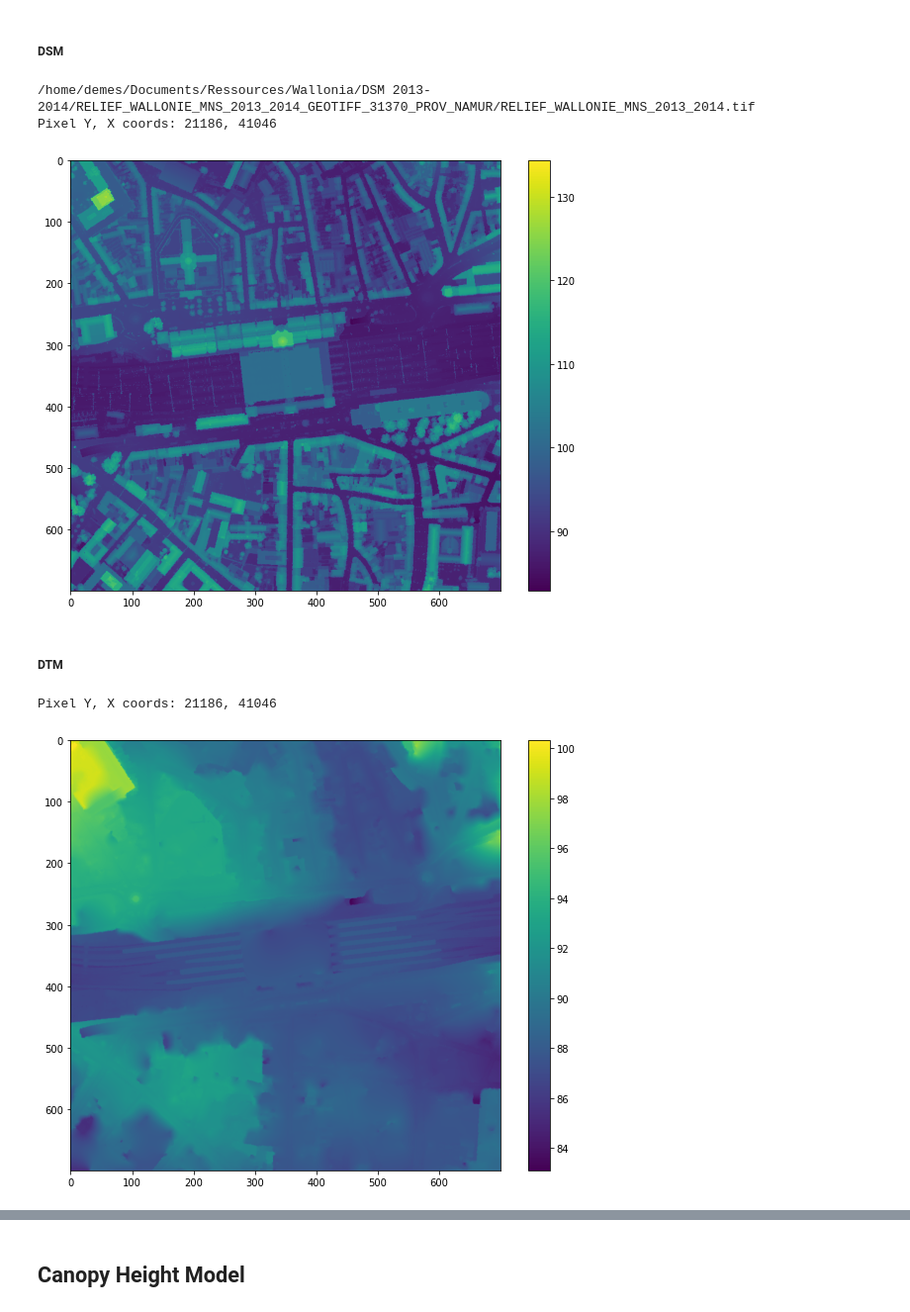
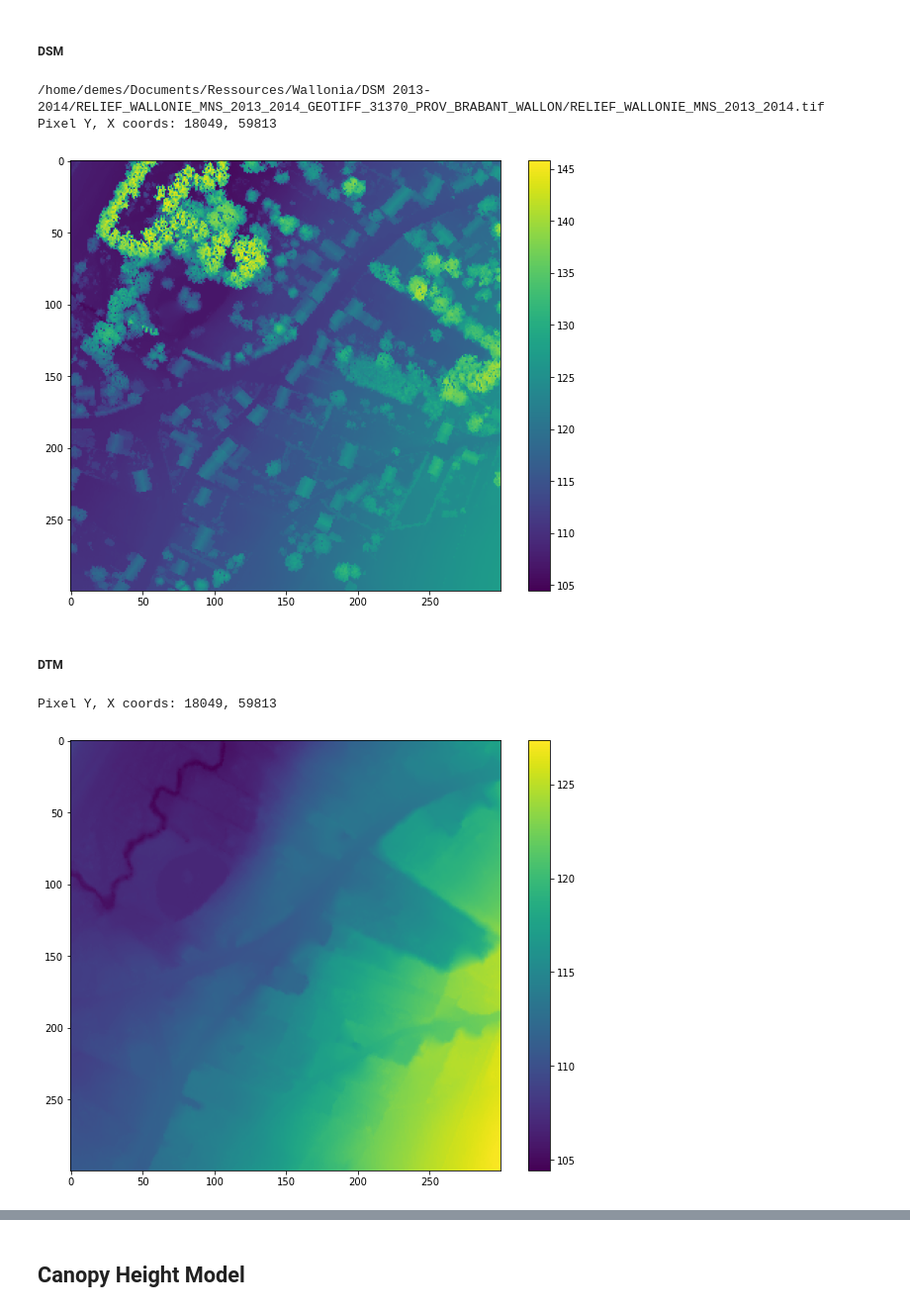
Before and after one commit to Demesmaeker/3D_Houses, a Jupyter notebook: App/main.ipynb, the cells around one changed output, grey strips where cells are left out. Shown: that part at 99% size. Drawn from its saved outputs; the diff is of its cells as text; code cells hidden in the pictures.

```diff
--- a/App/main.ipynb
+++ b/App/main.ipynb
@@ -163,31 +164,31 @@ Walloon Brabant
 # %%
 coordinates = (
     (p[0].x, p[0].y),
 )
 
 # Window's size
-N = 700
+N = 300
 
 print(path_dsm)
 
 with rio.open(path_dsm) as dsm:
     for i, (lon, lat) in enumerate(coordinates):
         # Get pixel coordinates from map coordinates
         py, px = dsm.index(lon, lat)
         print('Pixel Y, X coords: {}, {}'.format(py, px))
 
         # Build an NxN window
         small_dsm = dsm.read(1, window=Window(px - N//2, py - N//2, N, N), masked=True)
         dsm_meta = dsm.profile
 
 plt.figure(figsize=(10, 8))
 plt.imshow(small_dsm)
 plt.colorbar()
 plt.show()
 # %% [output]
-/home/demes/Documents/Ressources/Wallonia/DSM 2013-2014/RELIEF_WALLONIE_MNS_2013_2014_GEOTIFF_31370_PROV_NAMUR/RELIEF_WALLONIE_MNS_2013_2014.tif
-Pixel Y, X coords: 21186, 41046
+/home/demes/Documents/Ressources/Wallonia/DSM 2013-2014/RELIEF_WALLONIE_MNS_2013_2014_GEOTIFF_31370_PROV_BRABANT_WALLON/RELIEF_WALLONIE_MNS_2013_2014.tif
+Pixel Y, X coords: 18049, 59813
-[figure, old version]
+[figure, new version]
 # %% [markdown]
 ##### DTM
 # %%
@@ -206,5 +207,5 @@ plt.imshow(small_dtm)
 plt.colorbar()
 plt.show()
 # %% [output]
-Pixel Y, X coords: 21186, 41046
+Pixel Y, X coords: 18049, 59813
-[figure, old version]
+[figure, new version]
```
Also changed, not shown: parts of 31 cells of this notebook, 4 other files.
